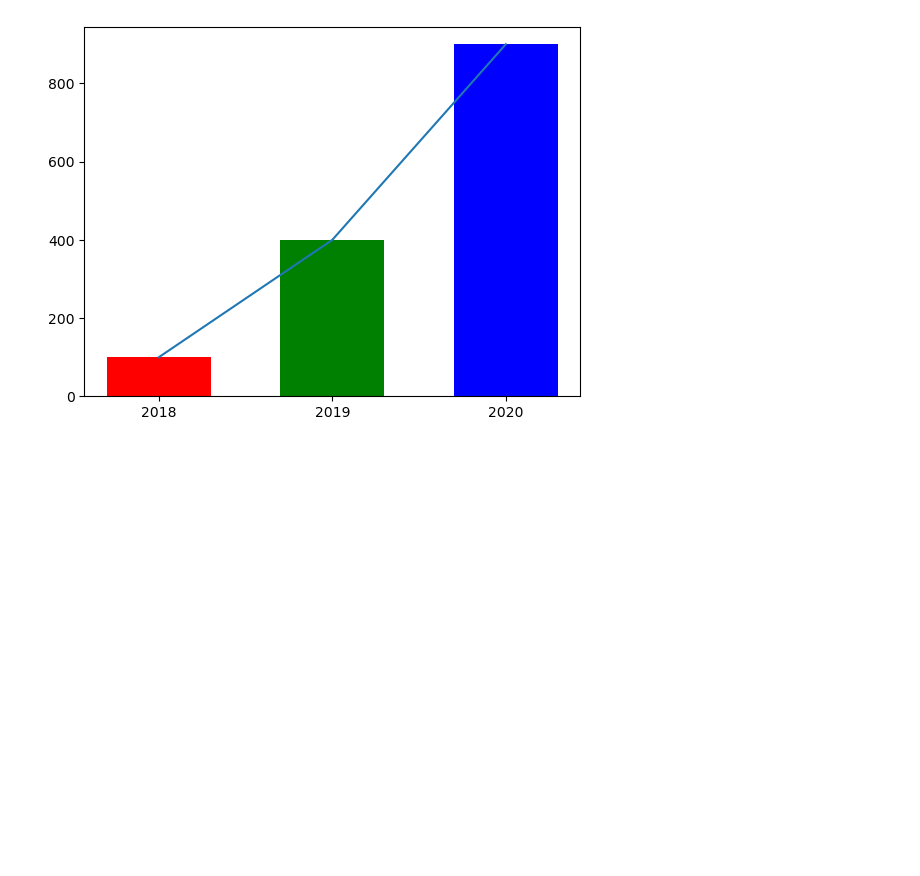
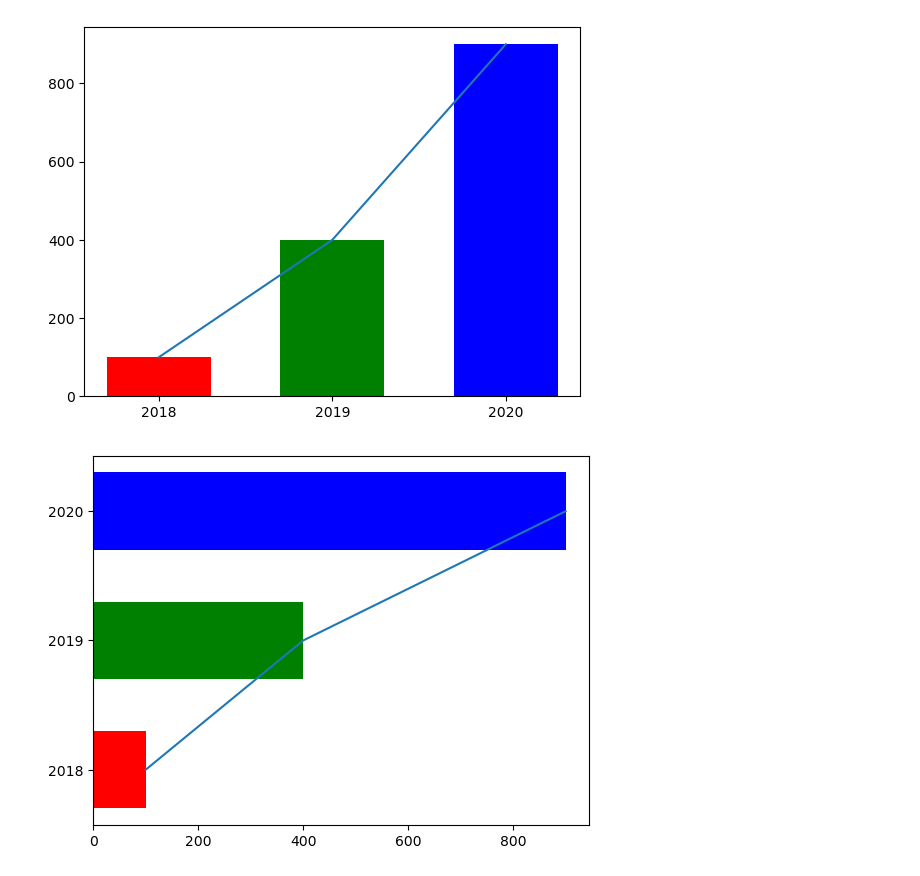
Before and after one commit to koi154/koi154, a Jupyter notebook: 241218.ipynb, the cells around one changed output. Drawn from its saved outputs; the diff is of its cells as text; code cells hidden in the pictures; blank space fills up the shorter version.

```diff
--- a/241218.ipynb
+++ b/241218.ipynb
@@ -53,3 +53,14 @@ plt.xticks(x, ['2018', '2019', '2020'])
 plt.show()
 # %% [output]
 [figure]
+# %%
+y = np.arange(3)
+x = [100,400,900]
+
+plt.barh(y, x, color=['r','g','b'], height=0.6)
+plt.plot(x,y)
+plt.yticks(y, ['2018', '2019', '2020'])
+# plt.yticks(y, ['a', 'b', 'c'])
+plt.show()
+# %% [output]
+[figure, added]
```
Also changed, not shown: parts of 18 cells of this notebook, 10 other files.
